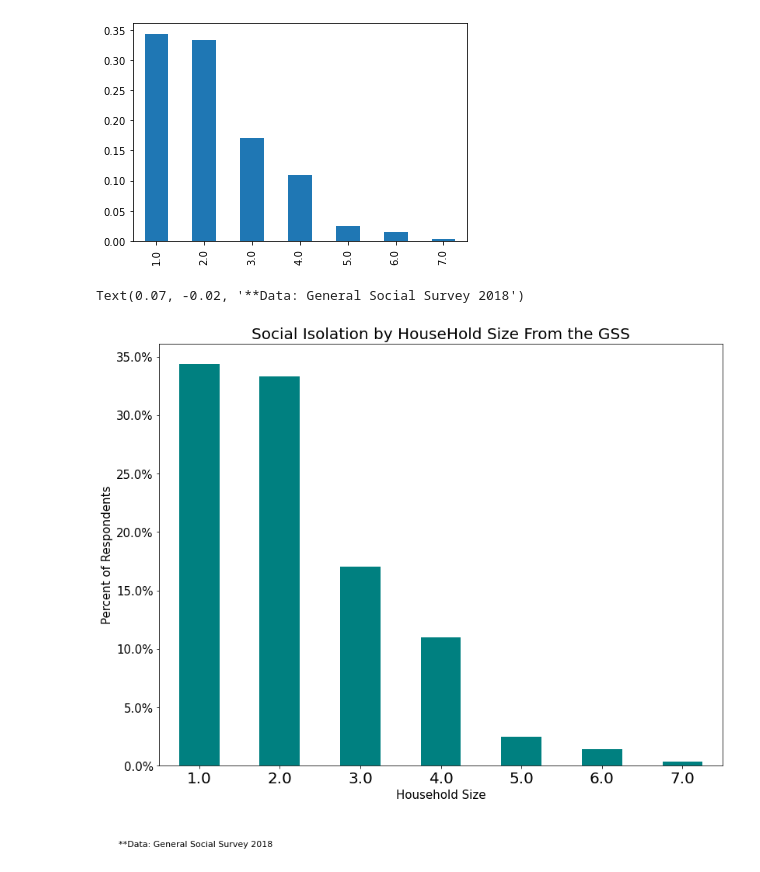
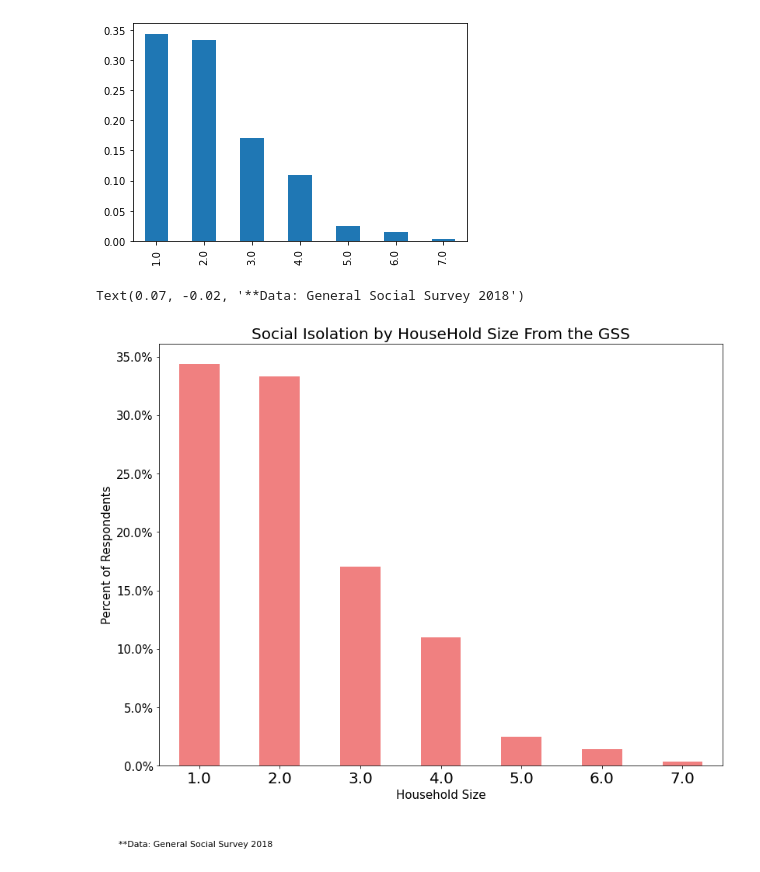
Before and after one commit to matthewasloan95/social-isolation-transportation, a Jupyter notebook: gss18_nb.ipynb, the cells around one changed output. Saved outputs shown, nothing was run; the diff lists cells and outputs as text; code cells hidden in the pictures.

```diff
--- a/gss18_nb.ipynb
+++ b/gss18_nb.ipynb
@@ -124,16 +124,16 @@ isolated_df['HOMPOP'].value_counts(normalize= 'column').plot(kind= 'bar')
 [figure]
 # %%
 plt.figure(figsize=(20,100))
-ax = df[df['is_si']==1]['HOMPOP'].value_counts(normalize=True).plot.bar(figsize=(13,10),rot=0,color=['teal'])
+ax = df[df['is_si']==1]['HOMPOP'].value_counts(normalize=True).plot.bar(figsize=(13,10),rot=0,color=['lightcoral'])
 
 plt.title('Social Isolation by HouseHold Size From the GSS', fontsize=20)
 plt.ylabel('Percent of Respondents',fontsize=15)
 plt.xlabel('Household Size',fontsize=15)
 ax.tick_params(axis='y',labelsize=15)
 ax.tick_params(axis='x', labelsize=20,rotation=0)
 ax.set_yticklabels(['{:,.1%}'.format(x) for x in ax.get_yticks()])
 plt.figtext(0.07, -0.02,'**Data: General Social Survey 2018',fontsize=11)
 #plt.setp(ax.xaxis.get_majorticklabels(), ha="right" )
 # %% [output]
 Text(0.07, -0.02, '**Data: General Social Survey 2018')
-[figure, old version]
+[figure, new version]
```
Also changed, not shown: parts of 2 cells of this notebook.
